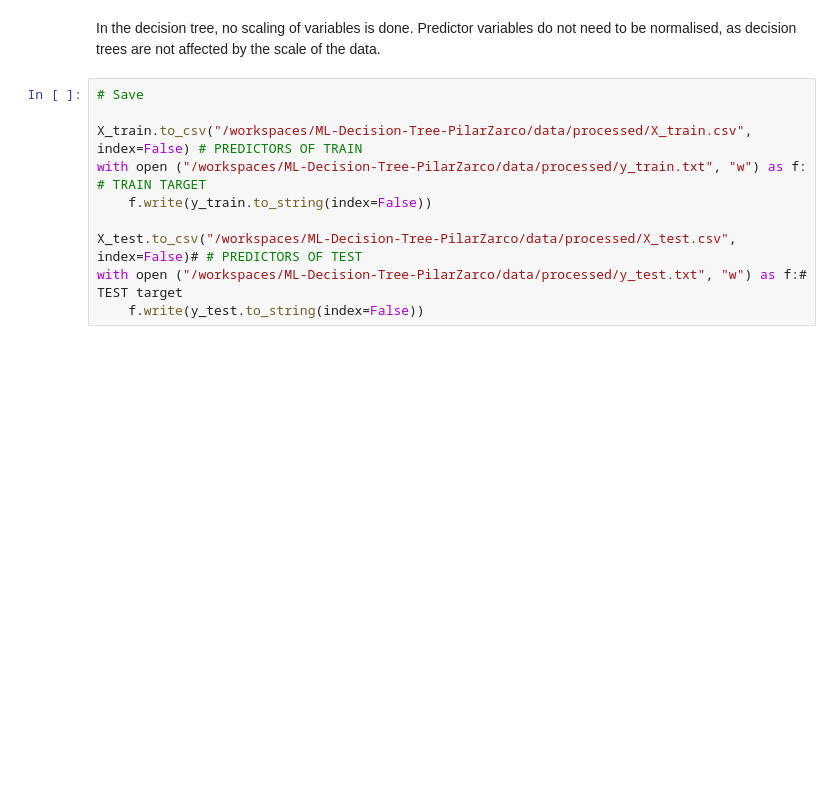
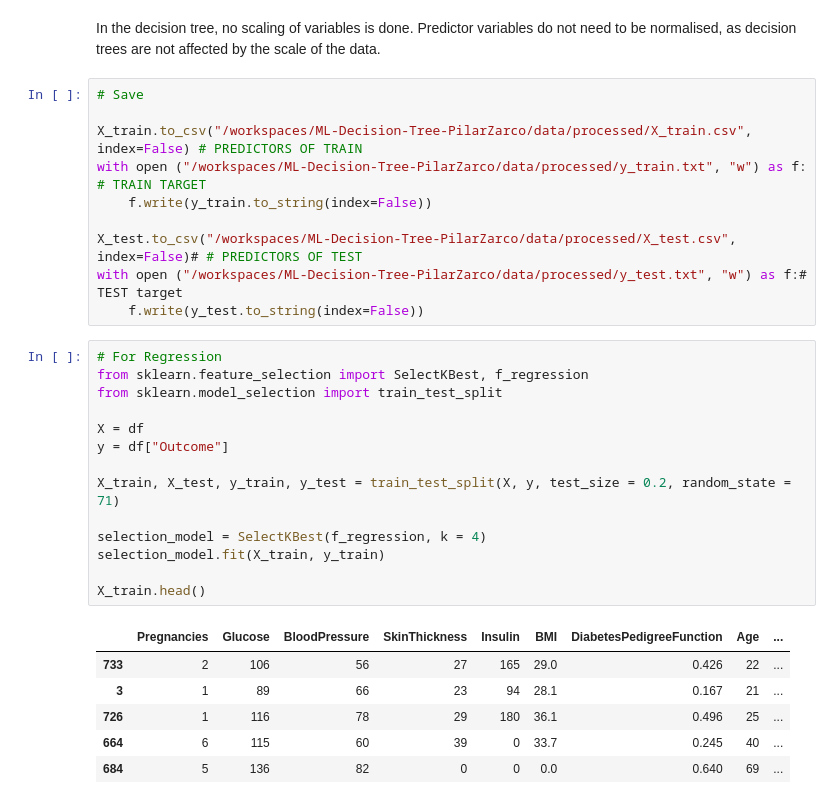
Before and after one commit to 4GeeksAcademy/MLRandom-Forest-PilarZarco, a Jupyter notebook: src/EDA.ipynb, the cells around one changed output. Drawn from its saved outputs; the diff is of its cells as text; blank space fills up the shorter version.

Commit message:
Classf/Regress

```diff
--- a/src/EDA.ipynb
+++ b/src/EDA.ipynb
@@ -168,3 +242,24 @@ with open ("/workspaces/ML-Decision-Tree-PilarZarco/data/processed/y_train.txt",
 X_test.to_csv("/workspaces/ML-Decision-Tree-PilarZarco/data/processed/X_test.csv", index=False)# # PREDICTORS OF TEST
 with open ("/workspaces/ML-Decision-Tree-PilarZarco/data/processed/y_test.txt", "w") as f:# TEST target
     f.write(y_test.to_string(index=False))
+# %%
+# For Regression
+from sklearn.feature_selection import SelectKBest, f_regression
+from sklearn.model_selection import train_test_split
+
+X = df
+y = df["Outcome"]
+
+X_train, X_test, y_train, y_test = train_test_split(X, y, test_size = 0.2, random_state = 71)
+
+selection_model = SelectKBest(f_regression, k = 4)
+selection_model.fit(X_train, y_train)
+
+X_train.head()
+# %% [output]
+|  | Pregnancies | Glucose | BloodPressure | SkinThickness | Insulin | BMI | DiabetesPedigreeFunction | Age | ... |
+| 733 | 2 | 106 | 56 | 27 | 165 | 29.0 | 0.426 | 22 | ... |
+| 3 | 1 | 89 | 66 | 23 | 94 | 28.1 | 0.167 | 21 | ... |
+| 726 | 1 | 116 | 78 | 29 | 180 | 36.1 | 0.496 | 25 | ... |
+| 664 | 6 | 115 | 60 | 39 | 0 | 33.7 | 0.245 | 40 | ... |
+| 684 | 5 | 136 | 82 | 0 | 0 | 0.0 | 0.640 | 69 | ... |
```
Also changed, not shown: parts of 13 cells of this notebook, 8 other files.
